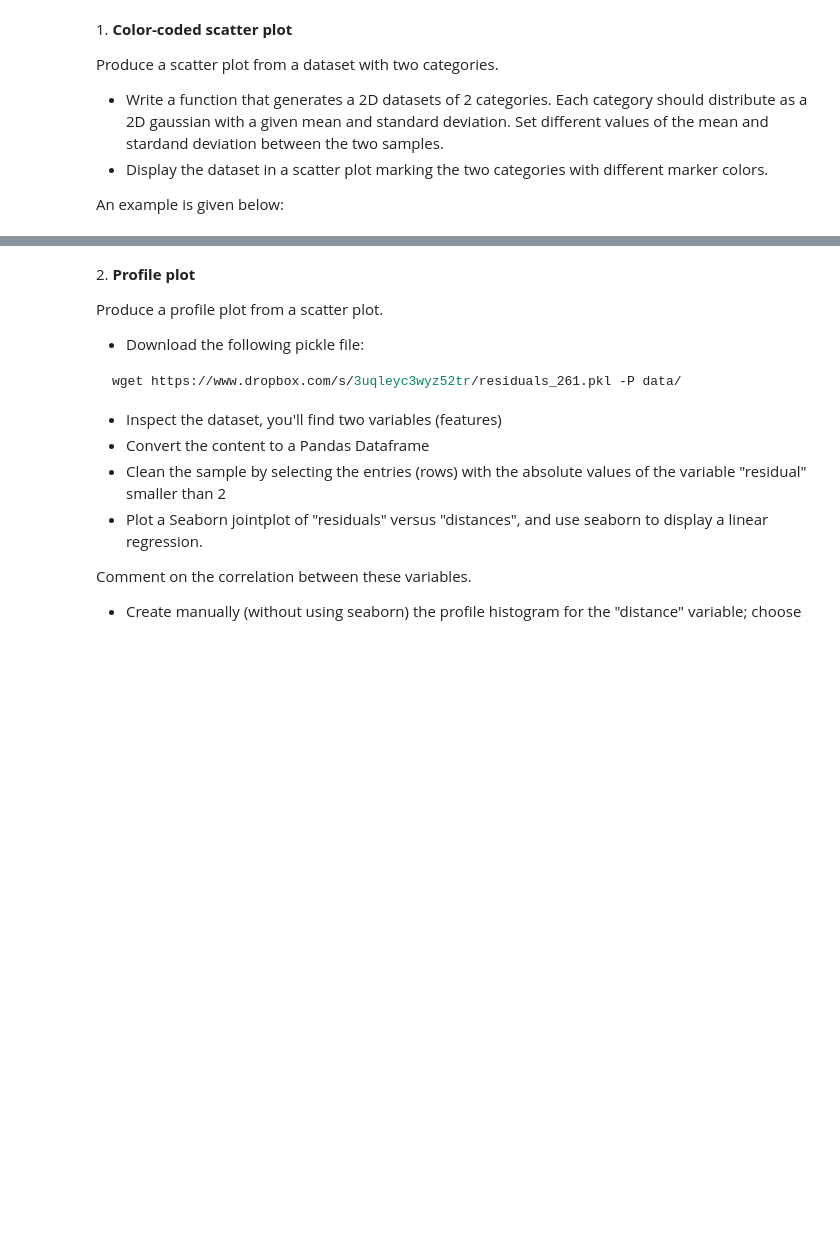
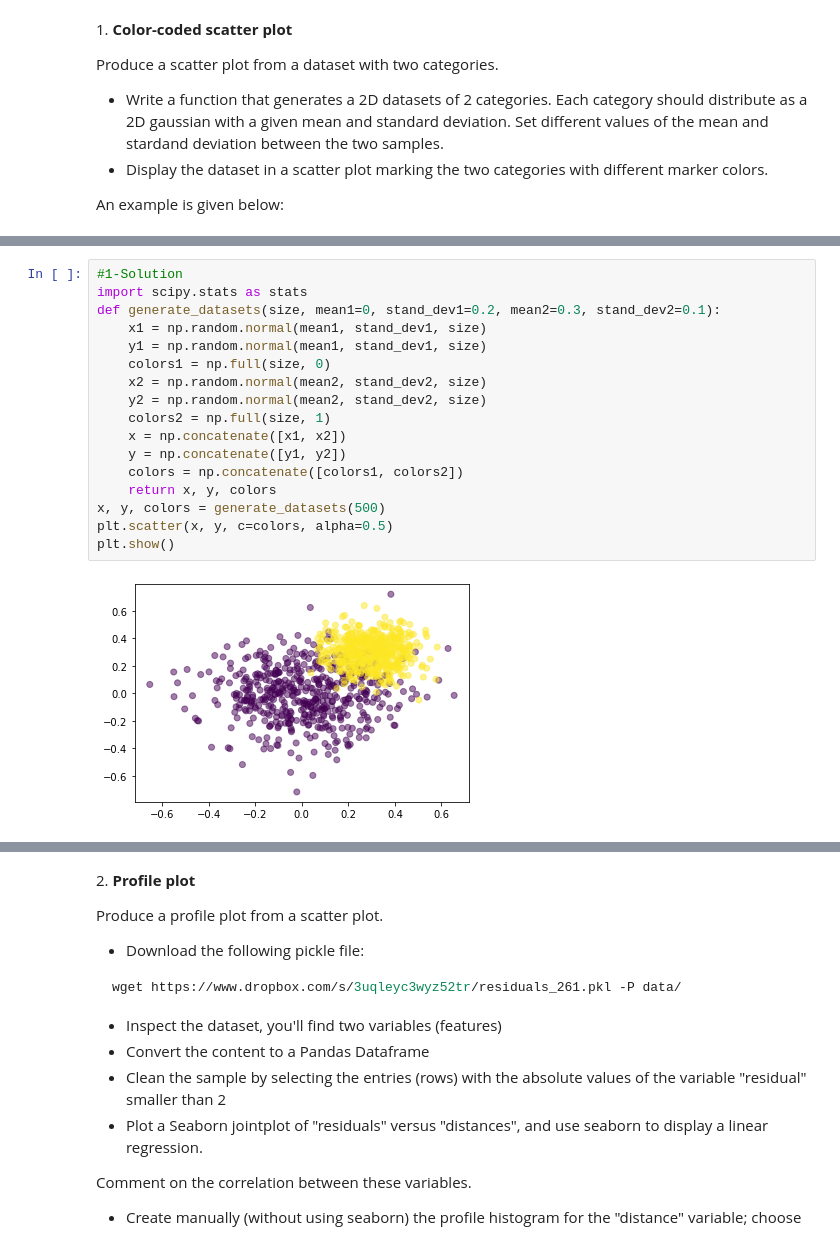
Before and after one commit to zucchett/HighLevelProgramming2021, a Jupyter notebook: 07ex_visualization.ipynb, the cells around one changed output, grey strips where cells are left out. Cells and saved outputs as stored; diff of their text form; blank space fills up the shorter version.

```diff
--- a/07ex_visualization.ipynb
+++ b/07ex_visualization.ipynb
@@ -12,0 +23,19 @@ Image('two_categories_scatter_plot.png')
+# %%
+#1-Solution
+import scipy.stats as stats
+def generate_datasets(size, mean1=0, stand_dev1=0.2, mean2=0.3, stand_dev2=0.1):
+    x1 = np.random.normal(mean1, stand_dev1, size)
+    y1 = np.random.normal(mean1, stand_dev1, size)
+    colors1 = np.full(size, 0)
+    x2 = np.random.normal(mean2, stand_dev2, size)
+    y2 = np.random.normal(mean2, stand_dev2, size)
+    colors2 = np.full(size, 1)
+    x = np.concatenate([x1, x2])
+    y = np.concatenate([y1, y2])
+    colors = np.concatenate([colors1, colors2])
+    return x, y, colors
+x, y, colors = generate_datasets(500)
+plt.scatter(x, y, c=colors, alpha=0.5)
+plt.show()
+# %% [output]
+[figure, added]
```
Also changed, not shown: parts of 10 cells of this notebook, 23 other files.
